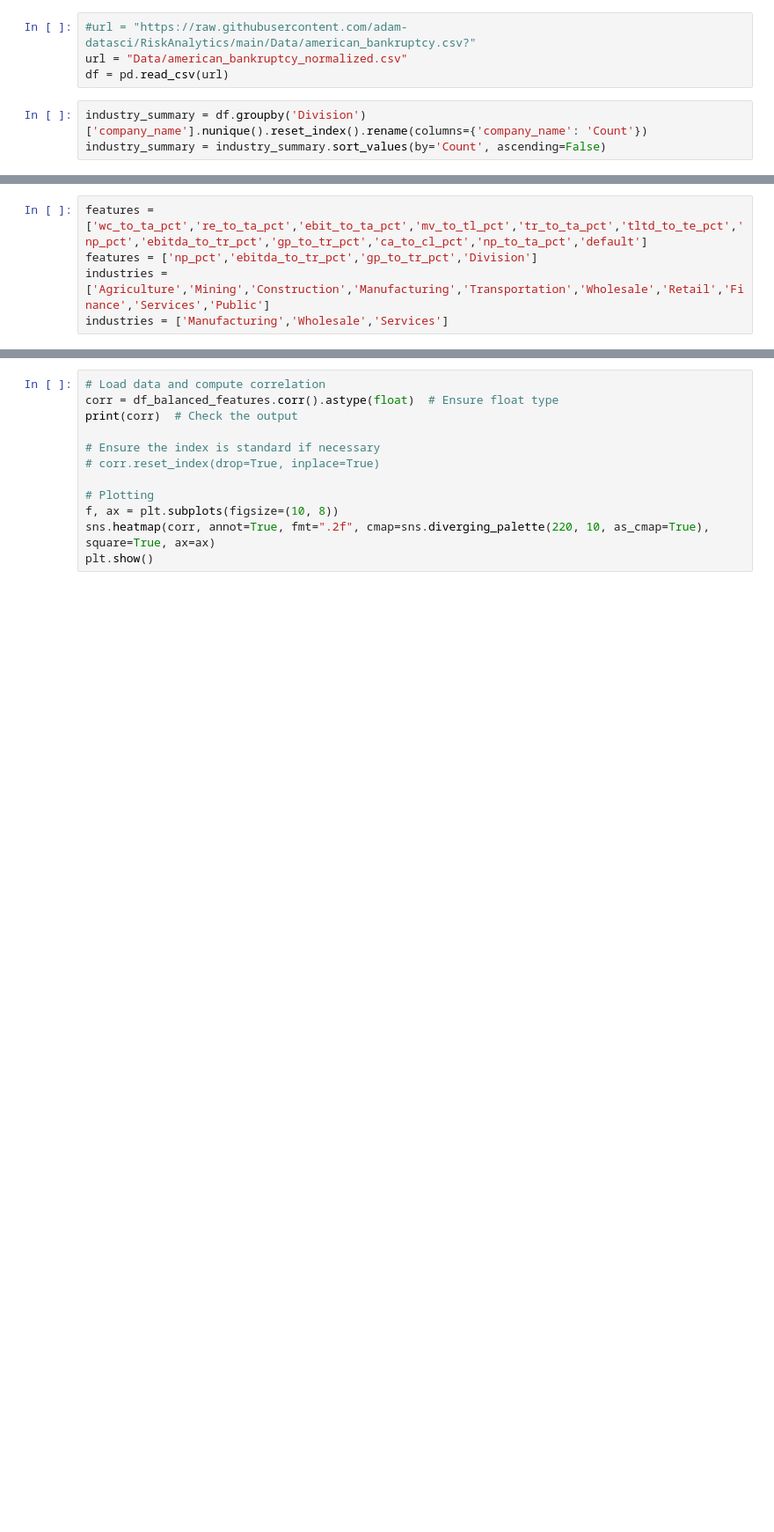
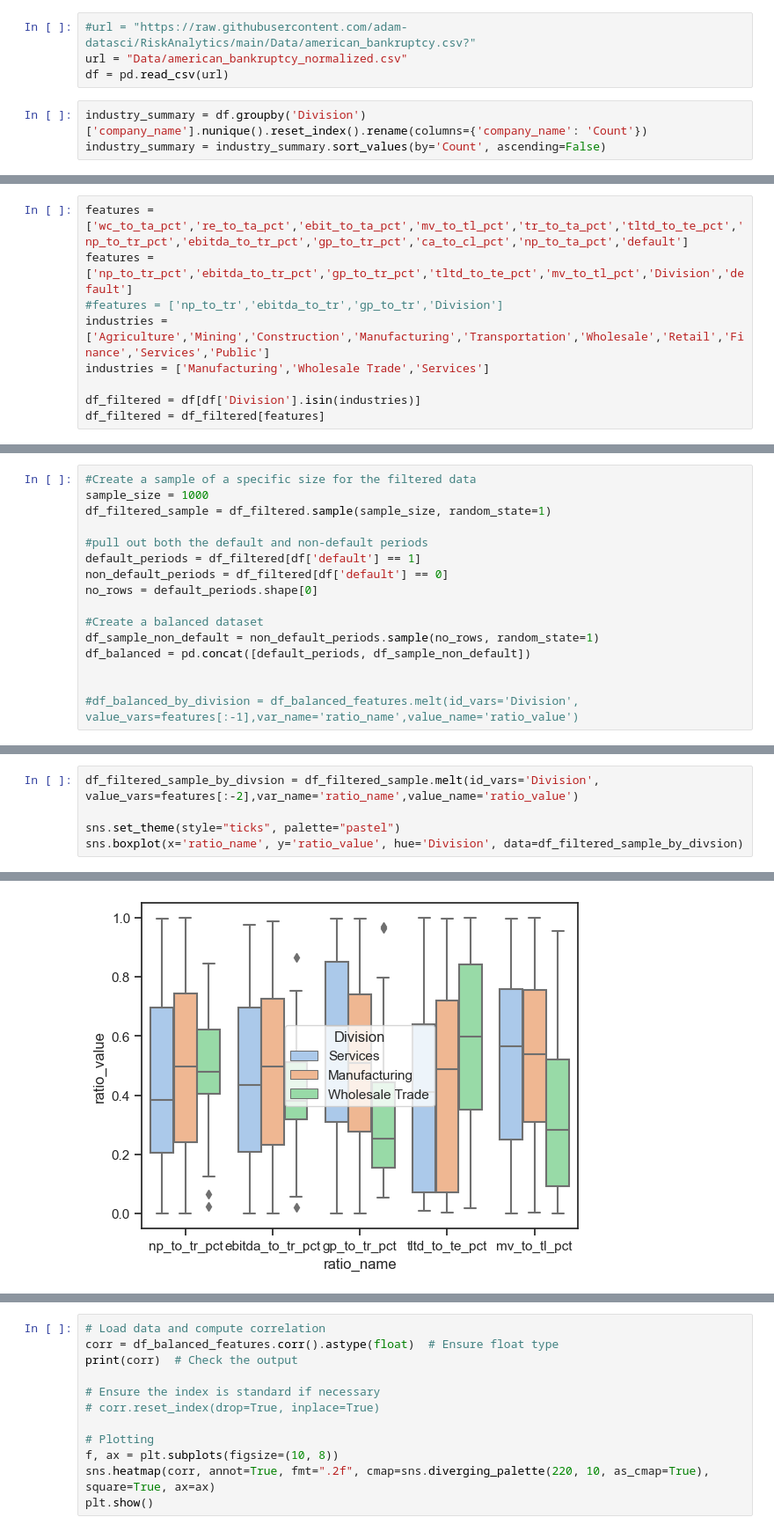
Before and after one commit to adam-datasci/RiskAnalytics, a Jupyter notebook: EDA.ipynb, the cells around one changed output, grey strips where cells are left out. Shown: that part at 88% size. Drawn from its saved outputs; the diff is of its cells as text; blank space fills up the shorter version.

```diff
--- a/EDA.ipynb
+++ b/EDA.ipynb
@@ -33,5 +35,9 @@ plt.show()
 # %%
-features = ['wc_to_ta_pct','re_to_ta_pct','ebit_to_ta_pct','mv_to_tl_pct','tr_to_ta_pct','tltd_to_te_pct','np_pct','ebitda_to_tr_pct','gp_to_tr_pct','ca_to_cl_pct','np_to_ta_pct','default']
-features = ['np_pct','ebitda_to_tr_pct','gp_to_tr_pct','Division']
+features = ['wc_to_ta_pct','re_to_ta_pct','ebit_to_ta_pct','mv_to_tl_pct','tr_to_ta_pct','tltd_to_te_pct','np_to_tr_pct','ebitda_to_tr_pct','gp_to_tr_pct','ca_to_cl_pct','np_to_ta_pct','default']
+features = ['np_to_tr_pct','ebitda_to_tr_pct','gp_to_tr_pct','tltd_to_te_pct','mv_to_tl_pct','Division','default']
+#features = ['np_to_tr','ebitda_to_tr','gp_to_tr','Division']
 industries = ['Agriculture','Mining','Construction','Manufacturing','Transportation','Wholesale','Retail','Finance','Services','Public']
-industries = ['Manufacturing','Wholesale','Services']
+industries = ['Manufacturing','Wholesale Trade','Services']
+
+df_filtered = df[df['Division'].isin(industries)]
+df_filtered = df_filtered[features]
@@ -45,0 +46,16 @@ df_balanced_features_melt = df_balanced_features.melt(id_vars='default', value_v
+# %%
+#Create a sample of a specific size for the filtered data
+sample_size = 1000
+df_filtered_sample = df_filtered.sample(sample_size, random_state=1)
+
+#pull out both the default and non-default periods
+default_periods = df_filtered[df['default'] == 1]
+non_default_periods = df_filtered[df['default'] == 0]
+no_rows = default_periods.shape[0]
+
+#Create a balanced dataset
+df_sample_non_default = non_default_periods.sample(no_rows, random_state=1)
+df_balanced = pd.concat([default_periods, df_sample_non_default])
+
+
+#df_balanced_by_division = df_balanced_features.melt(id_vars='Division', value_vars=features[:-1],var_name='ratio_name',value_name='ratio_value')
@@ -45,0 +64,6 @@ df_balanced_features_melt = df_balanced_features.melt(id_vars='default', value_v
+# %%
+df_filtered_sample_by_divsion = df_filtered_sample.melt(id_vars='Division', value_vars=features[:-2],var_name='ratio_name',value_name='ratio_value')
+
+sns.set_theme(style="ticks", palette="pastel")
+sns.boxplot(x='ratio_name', y='ratio_value', hue='Division', data=df_filtered_sample_by_divsion)
+# %% [output]
@@ -46 +71,2 @@ df_balanced_features_melt = df_balanced_features.melt(id_vars='default', value_v
+[figure, added]
 # %%
```
Also changed, not shown: parts of 8 cells of this notebook, 3 other files.
